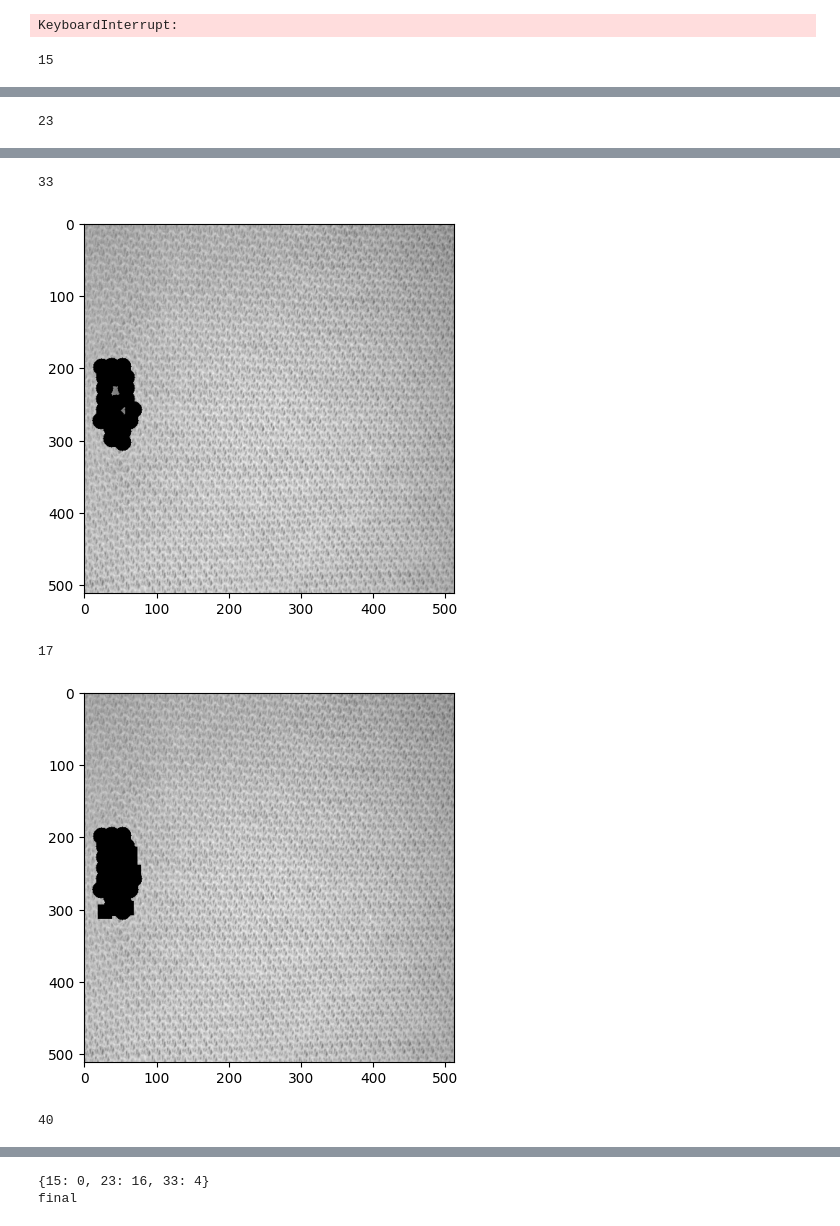
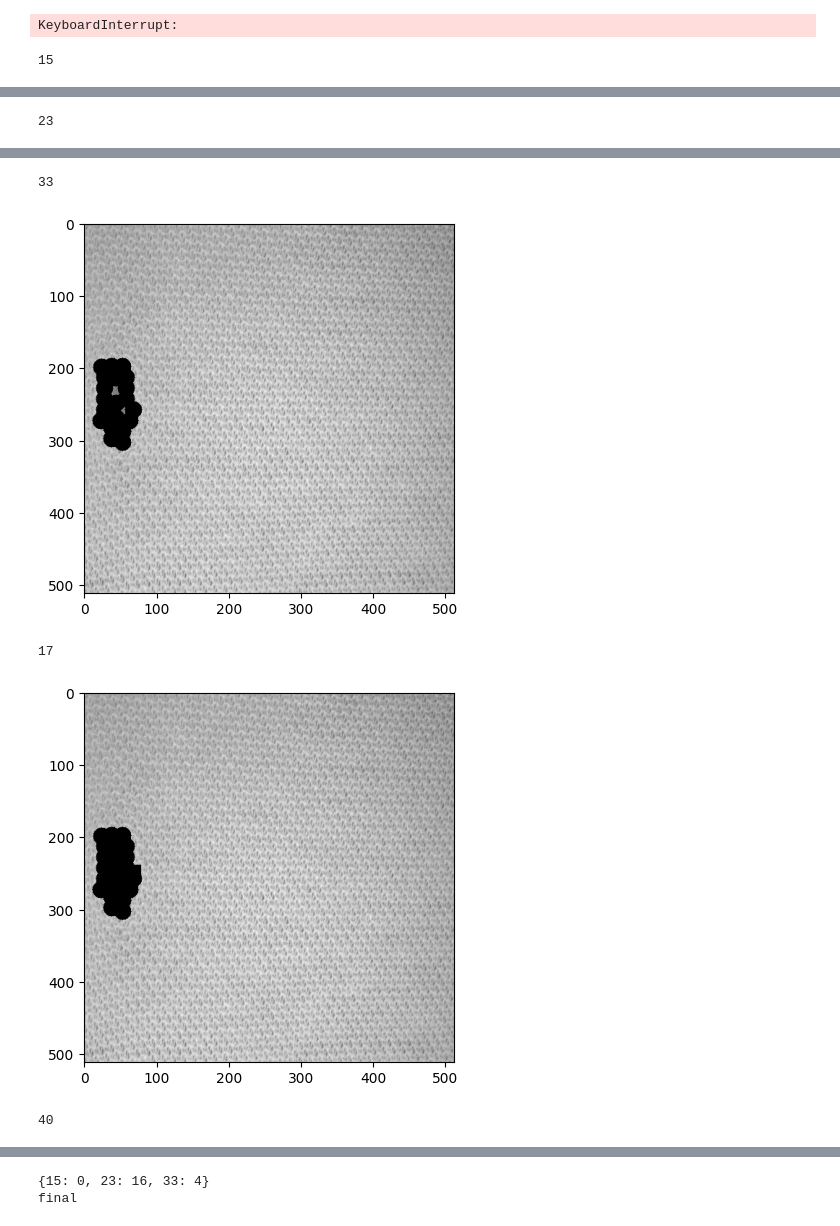
Before and after one commit to 409416541/111-1-project, a Jupyter notebook: test.ipynb, the cells around one changed output, grey strips where cells are left out. Cells and saved outputs as stored; diff of their text form; code cells hidden in the pictures.

Commit message:
change temp 12 to 9

```diff
--- a/test.ipynb
+++ b/test.ipynb
@@ -627,7 +627,7 @@ def lot_filter(size_filter, g, offset, count):
                                                     has_print = 1
                                                     temp+=1
 
-                                if(temp < 12):
+                                if(temp < 9):
                                     has_print = 0
 
                                 if(not has_print):
@@ -686,32 +686,32 @@ new_img, count = lot_filter(33, new_img, 5, count)
 # Because part of the line detection was written by another person, it is weak.
 # It will also detect the flawless ones, so it is restricted.
 # If the first three basically do not detect anything, it will be skipped.
 if(25 > count[15] + count[23] + count[33] >0):
     new_img = lot_filter(17, new_img, 5, count)[0]
 
 # Because filter 22 it seems useless, so skip
 #new_img = lot_filter(22, new_img, 5)
 
 new_img = lot_filter(40, new_img, 3, count)[0]
 
 print(count)
 
 for i in range(x):
     for j in range(y):
         if(new_img[i,j] > 0):
             new_img[i,j] = 255
 
 print("final")
 plt.imshow(new_img, cmap='gray')
 plt.show()
 #cv2.imwrite("./result.png", new_img)
 # %% [output]
 15
 [figure]
 23
 [figure]
 33
 [figure]
 17
-[figure, old version]
+[figure, new version]
 40
```
Also changed, not shown: parts of 1 cell of this notebook, 4 other files.
